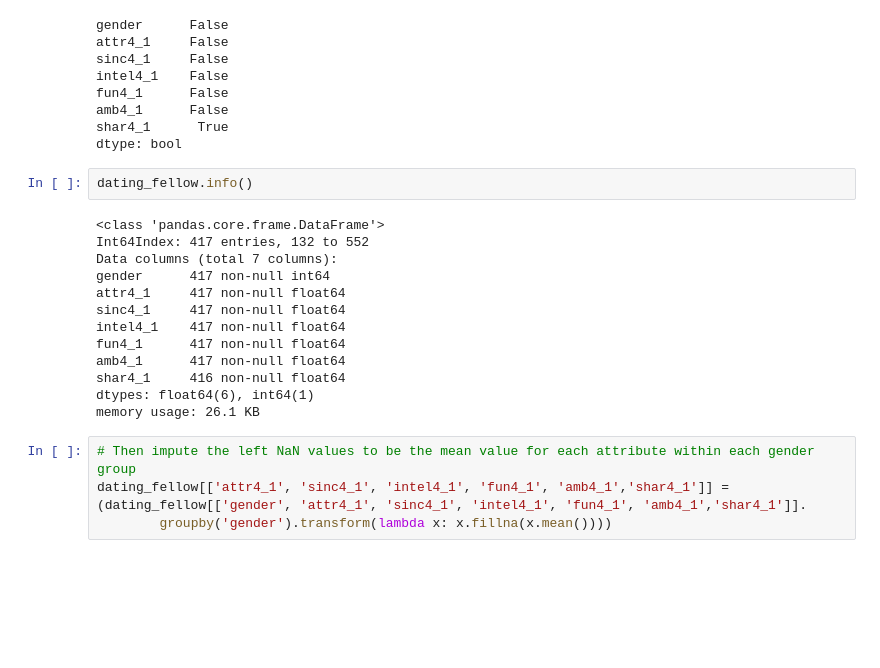
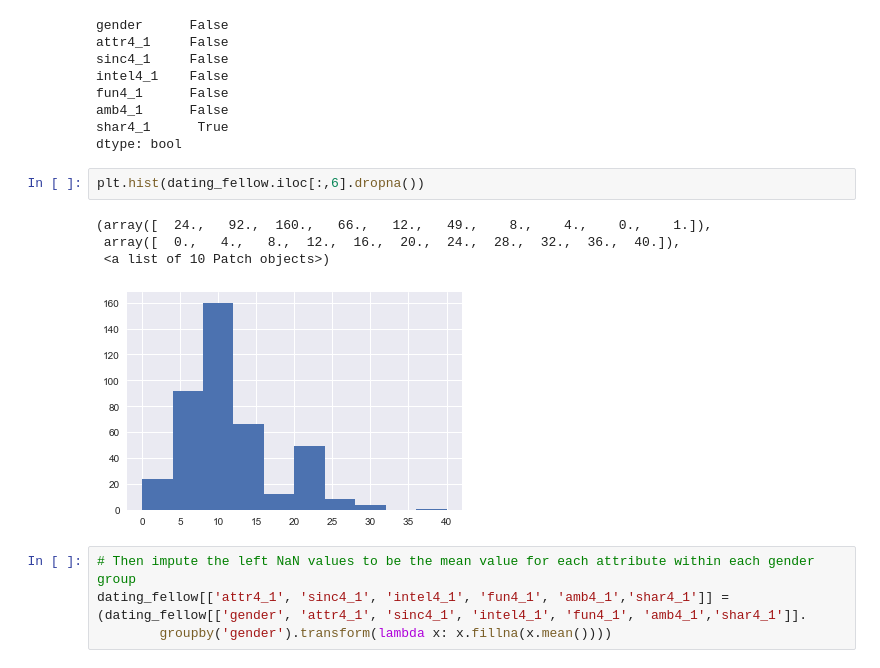
Before and after one commit to maodunzhe/springboardDS, a Jupyter notebook: speed-dating-experiment/speed dating.ipynb, the cells around one changed output. Saved outputs shown, nothing was run; the diff lists cells and outputs as text; blank space fills up the shorter version.

```diff
--- a/speed-dating-experiment/speed dating.ipynb
+++ b/speed-dating-experiment/speed dating.ipynb
@@ -208,21 +201,13 @@ fun4_1      False
 amb4_1      False
 shar4_1      True
 dtype: bool
-# %%
-dating_fellow.info()
-# %% [output]
-<class 'pandas.core.frame.DataFrame'>
-Int64Index: 417 entries, 132 to 552
-Data columns (total 7 columns):
-gender      417 non-null int64
-attr4_1     417 non-null float64
-sinc4_1     417 non-null float64
-intel4_1    417 non-null float64
-fun4_1      417 non-null float64
-amb4_1      417 non-null float64
-shar4_1     416 non-null float64
-dtypes: float64(6), int64(1)
-memory usage: 26.1 KB
+# %%
+plt.hist(dating_fellow.iloc[:,6].dropna())
+# %% [output]
+(array([  24.,   92.,  160.,   66.,   12.,   49.,    8.,    4.,    0.,    1.]),
+ array([  0.,   4.,   8.,  12.,  16.,  20.,  24.,  28.,  32.,  36.,  40.]),
+ <a list of 10 Patch objects>)
+[figure, added]
 # %%
 # Then impute the left NaN values to be the mean value for each attribute within each gender group
 dating_fellow[['attr4_1', 'sinc4_1', 'intel4_1', 'fun4_1', 'amb4_1','shar4_1']] = (dating_fellow[['gender', 'attr4_1', 'sinc4_1', 'intel4_1', 'fun4_1', 'amb4_1','shar4_1']].
```
Also changed, not shown: parts of 97 cells of this notebook, 32 other files.
